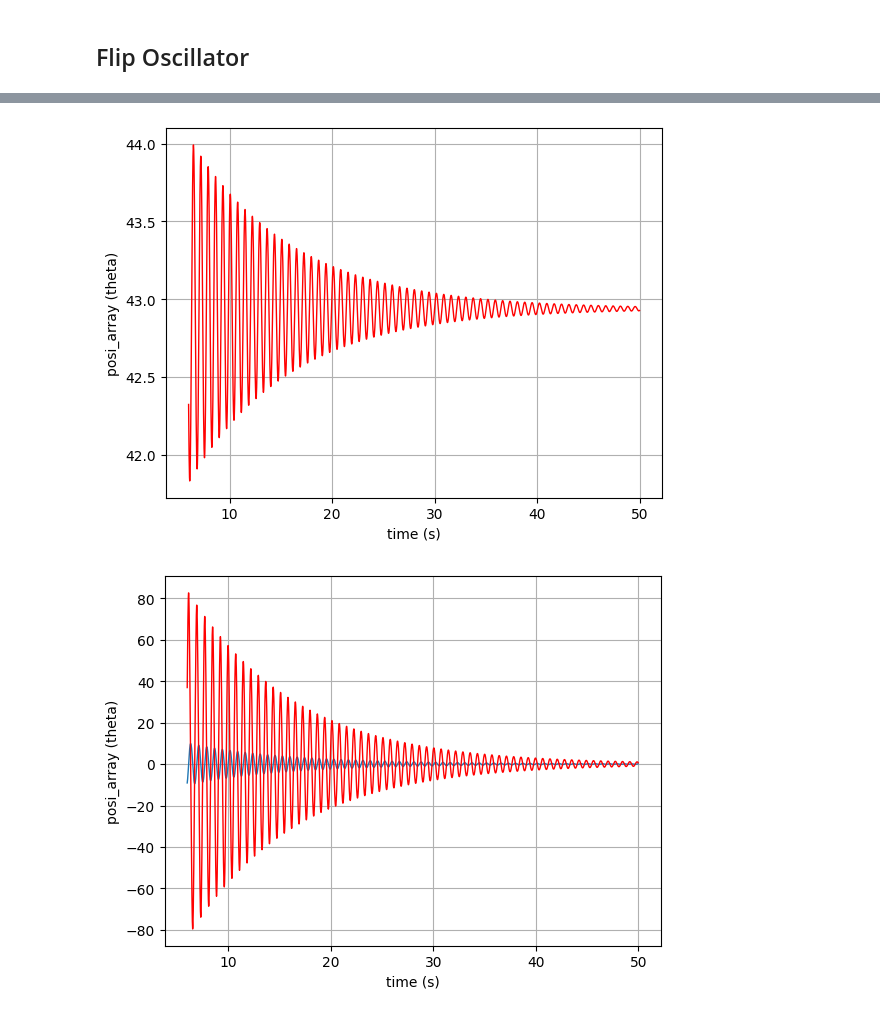
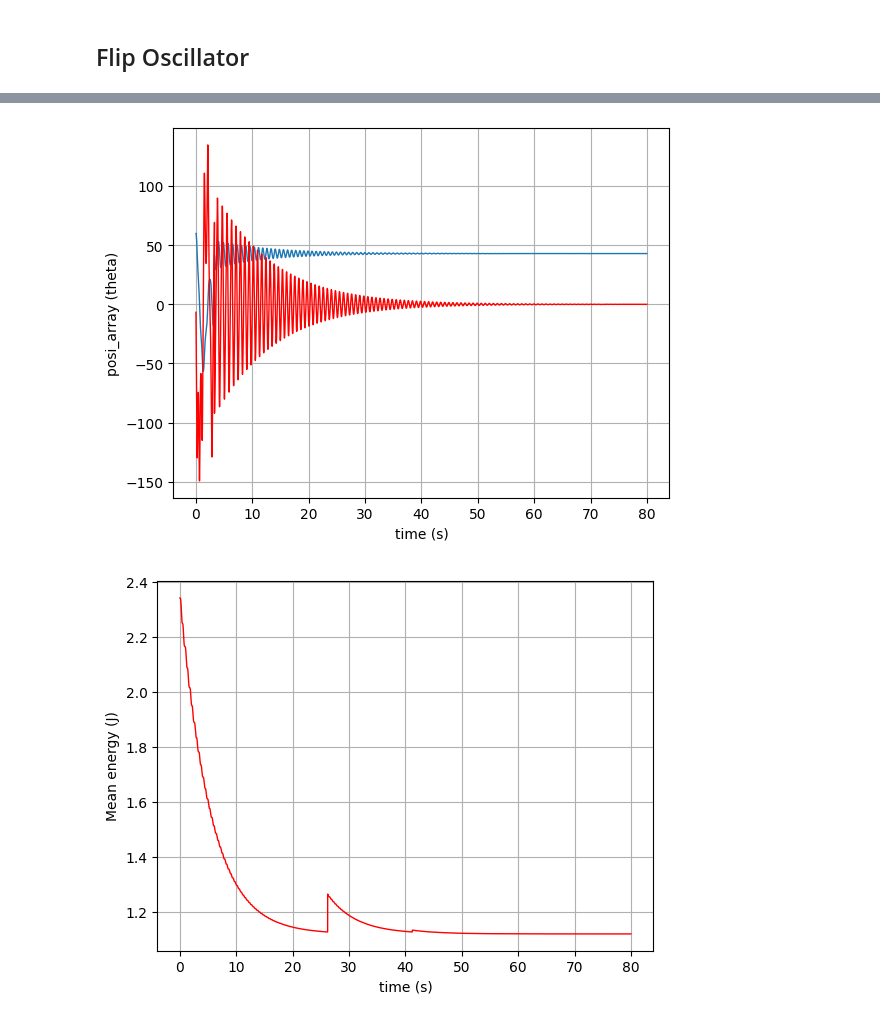
Before and after one commit to ShounakDas101/multibody, a Jupyter notebook: IEEE_Cognition.ipynb, the cells around one changed output, grey strips where cells are left out. Drawn from its saved outputs; the diff is of its cells as text; code cells hidden in the pictures.

```diff
--- a/IEEE_Cognition.ipynb
+++ b/IEEE_Cognition.ipynb
@@ -6,19 +6,3 @@ import numpy as np
 import matplotlib.pyplot as plt
 from scipy.integrate import odeint
 import random as rnd
-# %%
-I=1.0
-a=4.0
-b=0.2
-c=5.0
-f=0.3  # it should be a fraction
-w2=a/I # it is actually square of angular frequency
-
-
-
-N=8 # No of anaisotropy in the potential well = 1+N/2
-k=1.38 # boltzmann constant, actual value is 1.380649E-23 Joules/Kelin
-T=20    # actual value 300K (at room temp)
-KE=0.5*I*w2
-U = 15
-Amp = 1.3
@@ -279,18 +170,18 @@ plt.show()
 # %%
 # A plot of the fluid height (position) inside the straw as a function of time.
-plt.plot(time_array[600:8000], 180*posi_array[600:8000]/np.pi,'red', linewidth = 1)
+plt.plot(time_array[0:], 180*posi_array[0:]/np.pi,time_array[0:], 180*velo_array[0:]/np.pi,'red', linewidth = 1)
 plt.xlabel('time (s)')
 plt.ylabel('posi_array (theta)')
 plt.ticklabel_format(style='plain', axis='x', scilimits=(0,0))
 plt.grid(True)
 # %% [output]
-[figure, old version]
+[figure, new version]
 # %%
 # A plot of the fluid height (position) inside the straw as a function of time.
-plt.plot(time_array[600:8000], 180*posi_array[600:8000]/np.pi,time_array[600:8000], 180*velo_array[600:8000]/np.pi,'red', linewidth = 1)
+plt.plot(time_array[0:], enrg_array[0:],'red', linewidth = 1)
 plt.xlabel('time (s)')
-plt.ylabel('posi_array (theta)')
+plt.ylabel('Mean energy (J)')
 plt.ticklabel_format(style='plain', axis='x', scilimits=(0,0))
 plt.grid(True)
 # %% [output]
-[figure, old version]
+[figure, new version]
```
Also changed, not shown: parts of 12 cells of this notebook.
